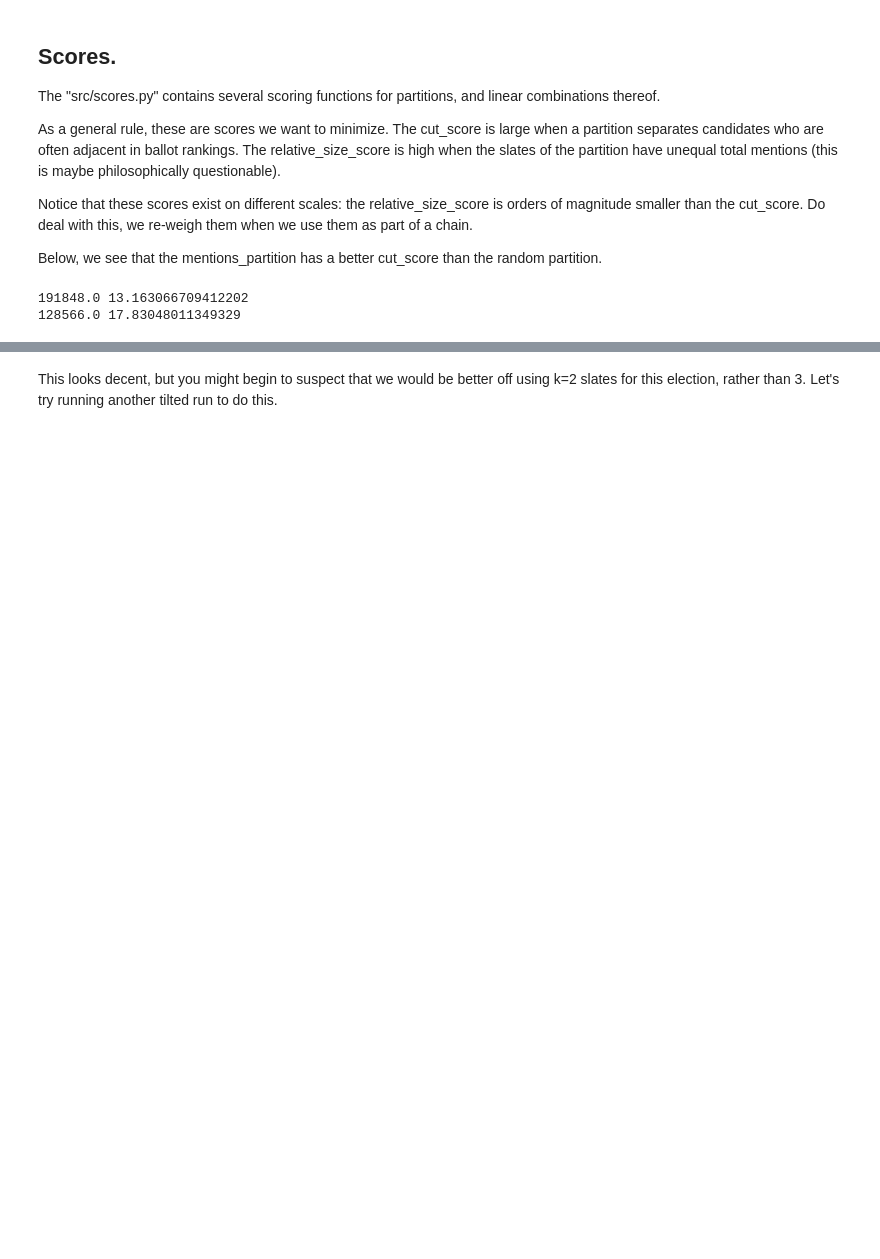
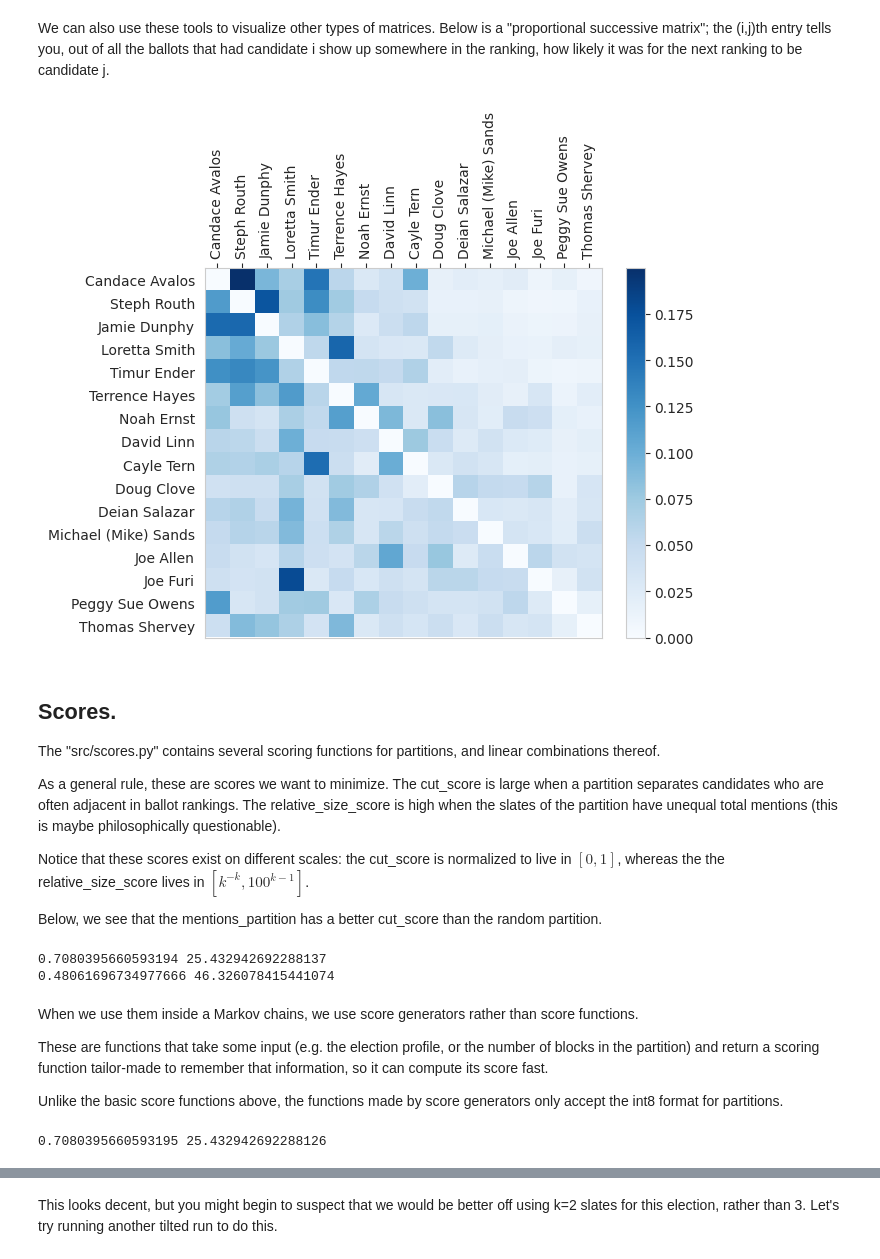
Before and after one commit to mcontrerassc/candidate_matrices, a Jupyter notebook: demo.ipynb, the cells around one changed output, grey strips where cells are left out. Drawn from its saved outputs; the diff is of its cells as text; code cells hidden in the pictures; blank space fills up the shorter version.

```diff
--- a/demo.ipynb
+++ b/demo.ipynb
@@ -41,3 +54,10 @@ viz_order(candidates, starting_partition, boost)
+# %% [markdown]
+We can also use these tools to visualize other types of matrices. Below is a "proportional successive matrix"; the (i,j)th entry tells you, out of all the ballots that had candidate i show up somewhere in the ranking, how likely it was for the next ranking to be candidate j.
+# %%
+PSM = proportional_successive_matrix(profile)
+viz_partition(gen_mentions_partition(profile, candidates, 1), PSM, candidates, cmap='Blues')
+# %% [output]
+[figure, added]
 # %% [markdown]
 ## Scores.
 
@@ -45,15 +65,31 @@ The "src/scores.py" contains several scoring functions for partitions, and linea
 
 As a general rule, these are scores we want to minimize. The cut_score is large when a partition separates candidates who are often adjacent in ballot rankings. The relative_size_score is high when the slates of the partition have unequal total mentions (this is maybe philosophically questionable).
 
-Notice that these scores exist on different scales: the relative_size_score is orders of magnitude smaller than the cut_score. Do deal with this, we re-weigh them when we use them as part of a chain.
+Notice that these scores exist on different scales: the cut_score is normalized to live in $[0,1]$, whereas the the relative_size_score lives in $[k^{-k}, 100^{k-1}]$.
 
 Below, we see that the mentions_partition has a better cut_score than the random partition.
 # %%
-print(cut_score(profile, starting_partition), relative_size_score(profile, starting_partition))
+print(cut_score(profile, converted_partition), relative_size_score(profile, converted_partition)) #note we passed the int8 format here and it was fine
 print(cut_score(profile, mentions_partition), relative_size_score(profile, mentions_partition))
 # %% [output]
-191848.0 13.163066709412202
-128566.0 17.83048011349329
+0.7080395660593194 25.432942692288137
+0.48061696734977666 46.326078415441074
+# %% [markdown]
+When we use them inside a Markov chains, we use score generators rather than score functions.
+
+These are functions that take some input (e.g. the election profile, or the number of blocks in the partition) and return a scoring function tailor-made to remember that information, so it can compute its score fast.
+
+Unlike the basic score functions above, the functions made by score generators only accept the int8 format for partitions.
+# %%
+fast_cut_score = cut_score_generator(profile)
+fast_relative_size_score = relative_size_score_generator(profile, k=3)
+print(fast_cut_score(converted_partition), fast_relative_size_score(converted_partition))
+#note the below should execute pretty fast:
+for _ in range(1000):
+    fast_cut_score(converted_partition)
+    fast_relative_size_score(converted_partition)
+# %% [output]
+0.7080395660593195 25.432942692288126
 # %% [markdown]
 ## Chains.
 
```
Also changed, not shown: parts of 22 cells of this notebook.
